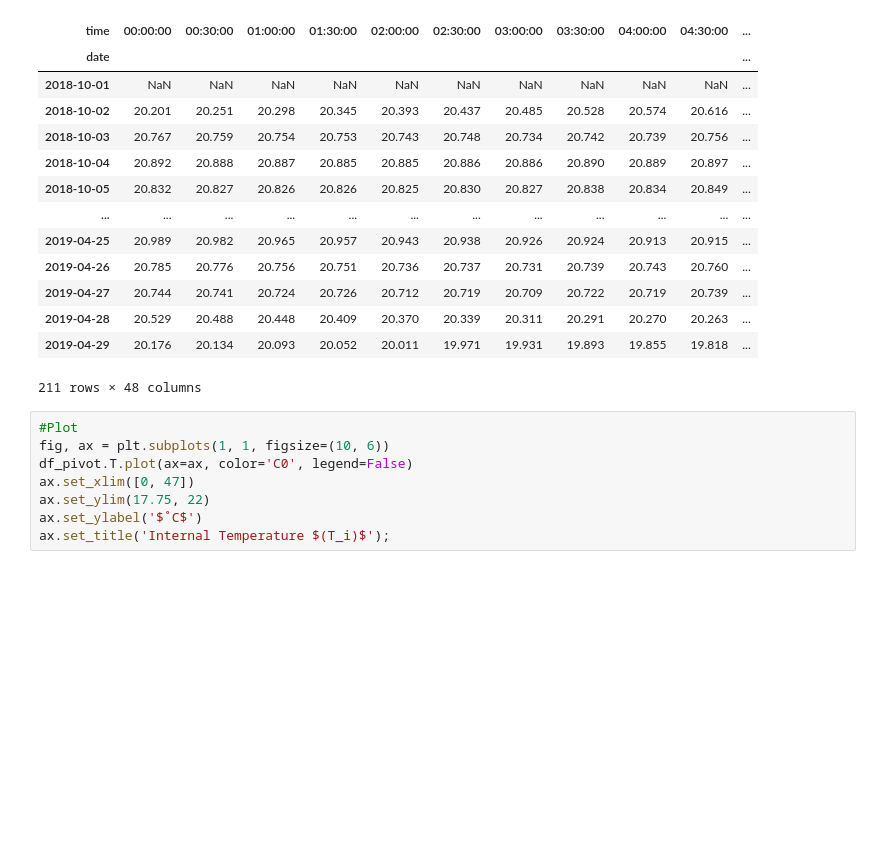
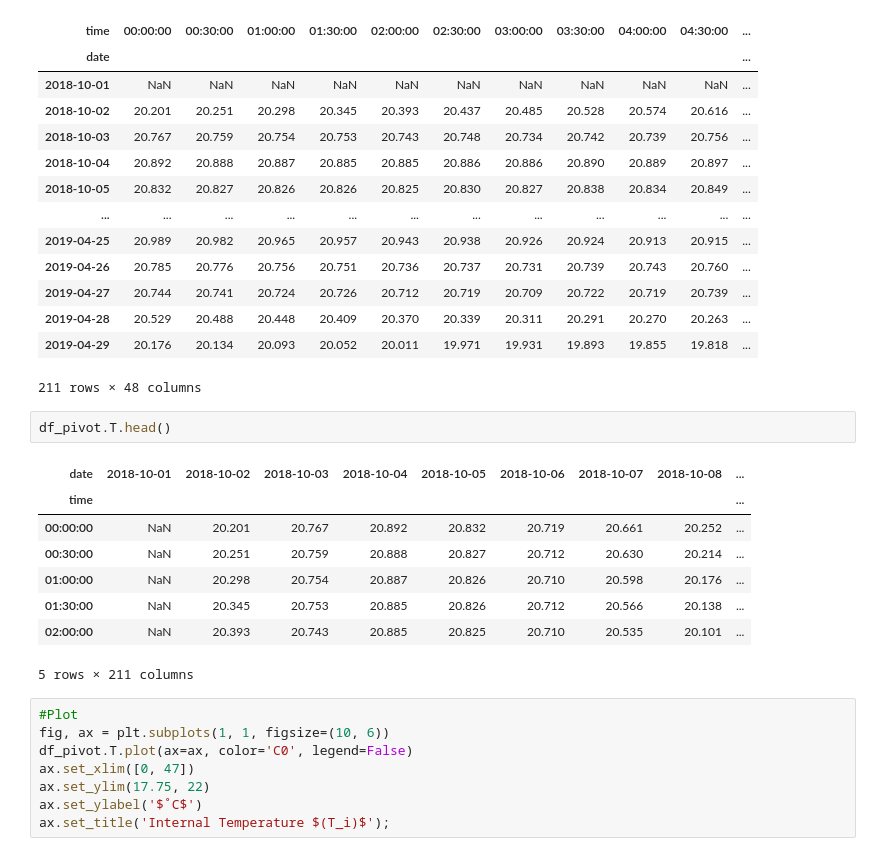
Before and after one commit to AndresEspinoza1096/curso-series-temporales, a Jupyter notebook: 3. Características fundamentales/Python/Visualizando_patrones.ipynb, the cells around one changed output. Drawn from its saved outputs; the diff is of its cells as text; blank space fills up the shorter version.

```diff
--- a/3. Características fundamentales/Python/Visualizando_patrones.ipynb
+++ b/3. Características fundamentales/Python/Visualizando_patrones.ipynb
@@ -77,6 +77,17 @@ df_pivot
 | 2019-04-28 | 20.529 | 20.488 | 20.448 | 20.409 | 20.370 | 20.339 | 20.311 | 20.291 | 20.270 | 20.263 | ... |
 | 2019-04-29 | 20.176 | 20.134 | 20.093 | 20.052 | 20.011 | 19.971 | 19.931 | 19.893 | 19.855 | 19.818 | ... |
 211 rows × 48 columns
+# %%
+df_pivot.T.head()
+# %% [output]
+| date | 2018-10-01 | 2018-10-02 | 2018-10-03 | 2018-10-04 | 2018-10-05 | 2018-10-06 | 2018-10-07 | 2018-10-08 | ... |
+| time |  |  |  |  |  |  |  |  | ... |
+| 00:00:00 | NaN | 20.201 | 20.767 | 20.892 | 20.832 | 20.719 | 20.661 | 20.252 | ... |
+| 00:30:00 | NaN | 20.251 | 20.759 | 20.888 | 20.827 | 20.712 | 20.630 | 20.214 | ... |
+| 01:00:00 | NaN | 20.298 | 20.754 | 20.887 | 20.826 | 20.710 | 20.598 | 20.176 | ... |
+| 01:30:00 | NaN | 20.345 | 20.753 | 20.885 | 20.826 | 20.712 | 20.566 | 20.138 | ... |
+| 02:00:00 | NaN | 20.393 | 20.743 | 20.885 | 20.825 | 20.710 | 20.535 | 20.101 | ... |
+5 rows × 211 columns
 # %%
 #Plot
 fig, ax = plt.subplots(1, 1, figsize=(10, 6))
```
Also changed, not shown: parts of 1 cell of this notebook.
